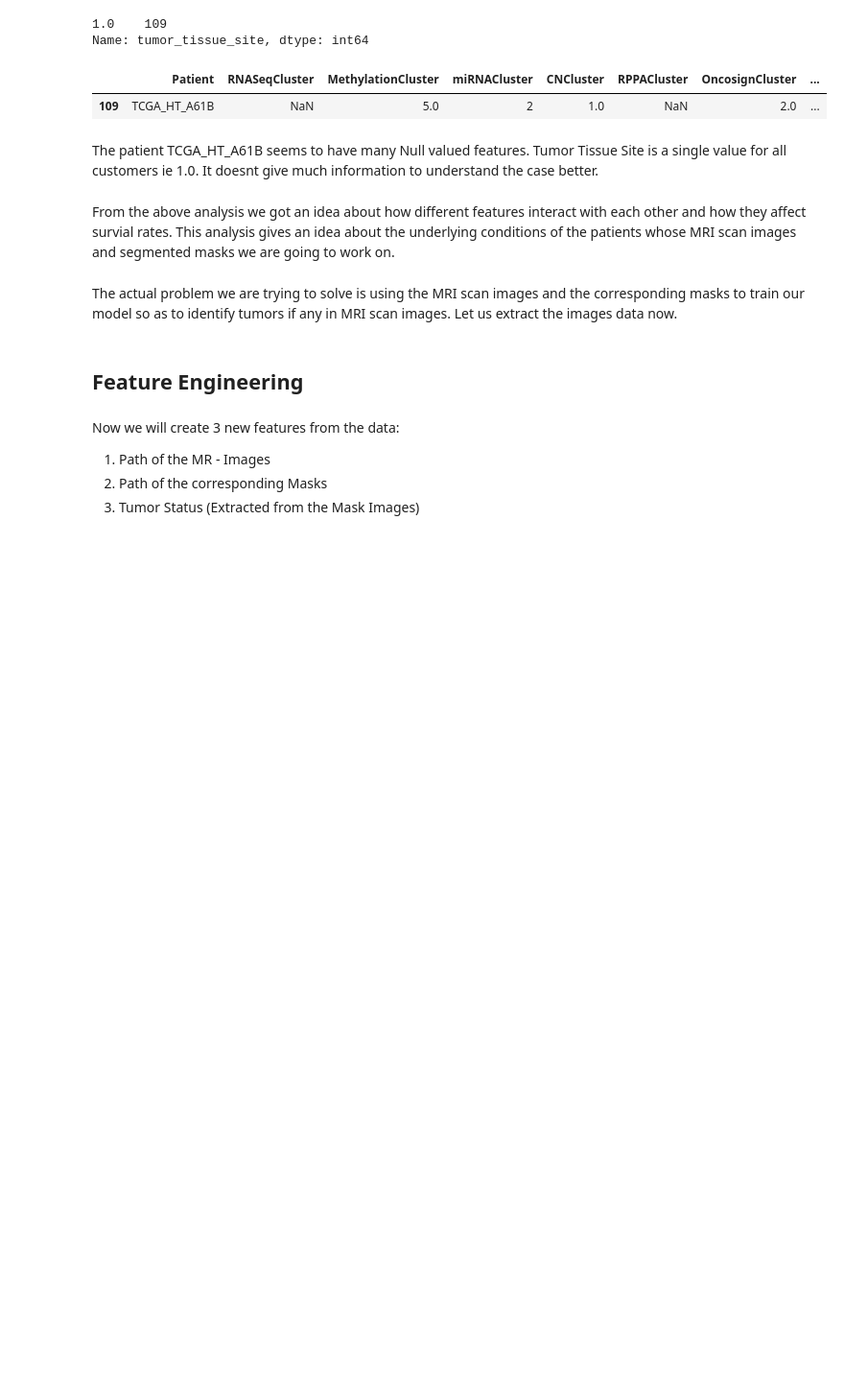
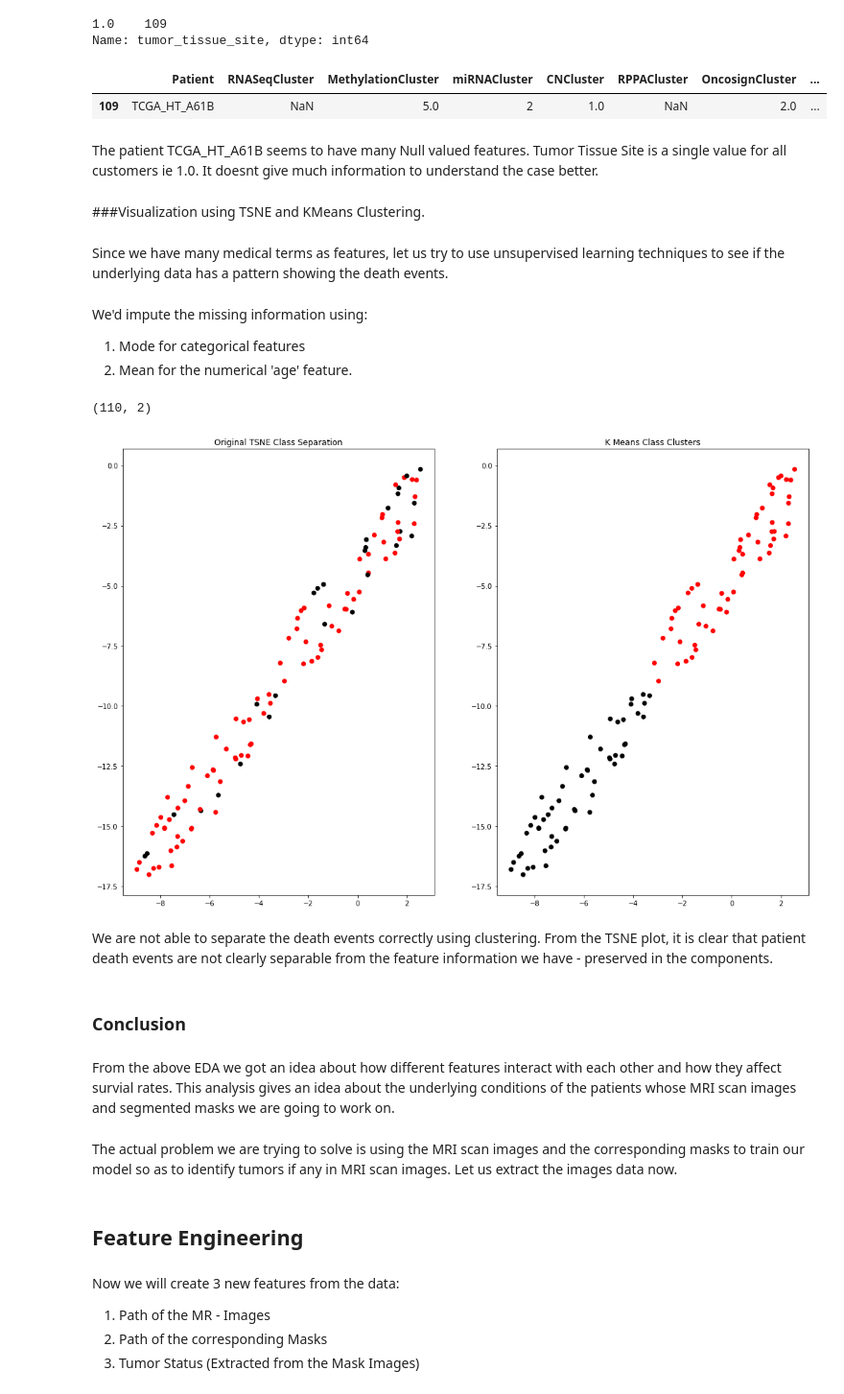
Before and after one commit to prapar/Brain-MRI-Segmentation, a Jupyter notebook: Brain_MRI_Segmentation_final_part1.ipynb, the cells around one changed output. Shown at 96% size. Cells and saved outputs as stored; diff of their text form; code cells hidden in the pictures; blank space fills up the shorter version.

```diff
--- a/Brain_MRI_Segmentation_final_part1.ipynb
+++ b/Brain_MRI_Segmentation_final_part1.ipynb
@@ -293,8 +295,50 @@ df_patient[df_patient['age_at_initial_pathologic'].isnull()]
 | 109 | TCGA_HT_A61B | NaN | 5.0 | 2 | 1.0 | NaN | 2.0 | ... |
 # %% [markdown]
 The patient TCGA_HT_A61B	seems to have many Null valued features. Tumor Tissue Site is a single value for all customers ie 1.0. It doesnt give much information to understand the case better.
+# %% [markdown]
+###Visualization using TSNE and KMeans Clustering.
+# %% [markdown]
+Since we have many medical terms as features, let us try to use unsupervised learning techniques to see if the underlying data has a pattern showing the death events.
+# %% [markdown]
+We'd impute the missing information using:
+1. Mode for categorical features
+2. Mean for the numerical 'age' feature.
+# %%
+# Impute missing values
+feat_list = ['RNASeqCluster', 'MethylationCluster', 'miRNACluster',
+       'CNCluster', 'RPPACluster', 'OncosignCluster', 'COCCluster',
+       'histological_type', 'neoplasm_histologic_grade', 'tumor_tissue_site',
+       'laterality', 'tumor_location', 'gender',
+       'race', 'ethnicity','death01']
+for feat in feat_list:
+  freq = statistics.mode(df_patient[feat])
+  df_patient.loc[df_patient[feat].isnull(),feat] = freq
+avg = df_patient['age_at_initial_pathologic'].mean()
+df_patient.loc[df_patient['age_at_initial_pathologic'].isnull(),'age_at_initial_pathologic'] = avg
+# %%
+tsne = TSNE(n_components=2)
+X_tsne = tsne.fit_transform(df_patient.drop(columns=['Patient','death01'],axis=1))
+print(X_tsne.shape)
+# %% [output]
+(110, 2)
+# %%
+kmeans = KMeans(n_clusters=2)
+kmeans.fit(df_patient.drop(columns=['Patient','death01'],axis=1))
+# Visualize the clusters in 2d using TSNE components
+fig, (plt1, plt2) = plt.subplots(1, 2, figsize=(18,12))
+plt1.set_title("Original TSNE Class Separation")
+plt1.scatter(X_tsne[:,0],X_tsne[:,1],c=df_patient['death01'],cmap='flag')
+plt2.set_title('K Means Class Clusters')
+plt2.scatter(X_tsne[:,0],X_tsne[:,1],c=kmeans.labels_,cmap='flag')
+plt.show()
+# %% [output]
+[figure, added]
+# %% [markdown]
+We are not able to separate the death events correctly using clustering. From the TSNE plot, it is clear that patient death events are not clearly separable from the feature information we have - preserved in the components.
+# %% [markdown]
+### Conclusion
 # %% [markdown]
-From the above analysis we got an idea about how different features interact with each other and how they affect survial rates. This analysis gives an idea about the underlying conditions of the patients whose MRI scan images and segmented masks we are going to work on.
+From the above EDA we got an idea about how different features interact with each other and how they affect survial rates. This analysis gives an idea about the underlying conditions of the patients whose MRI scan images and segmented masks we are going to work on.
 # %% [markdown]
 The actual problem we are trying to solve is using the MRI scan images and the corresponding masks to train our model so as to identify tumors if any in MRI scan images. Let us extract the images data now.
 # %% [markdown]
```
Also changed, not shown: parts of 3 cells of this notebook.
